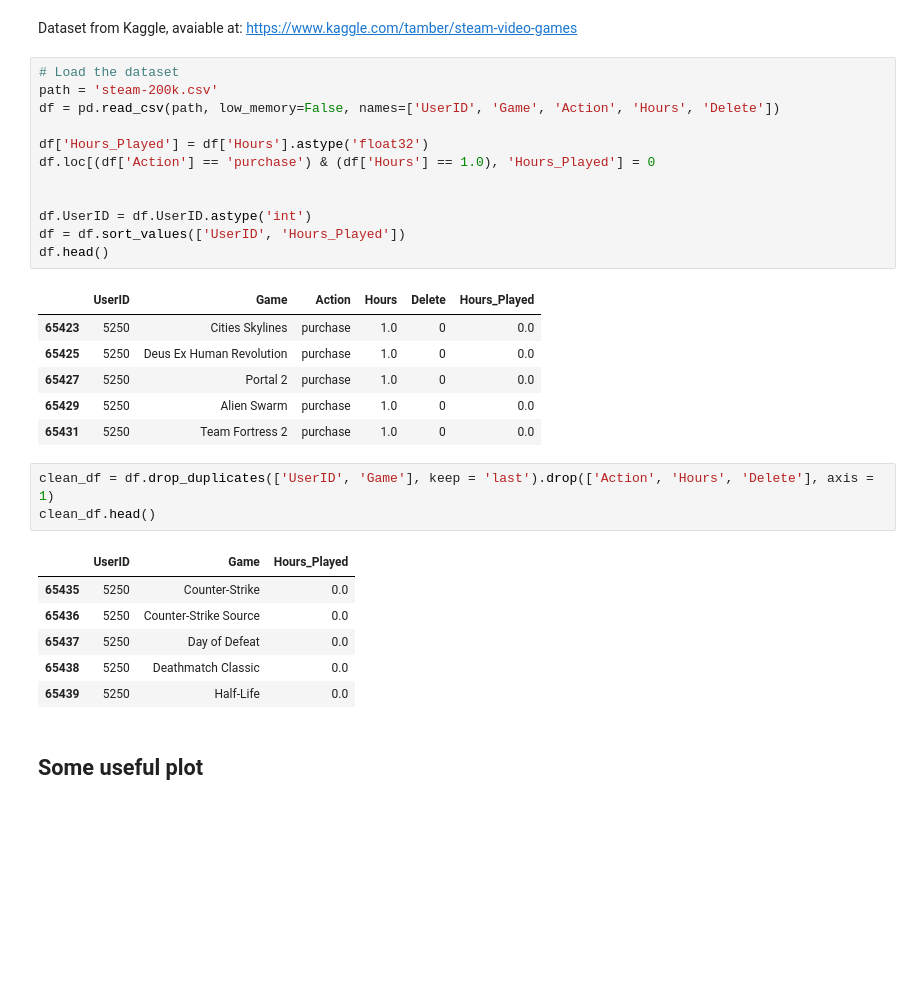
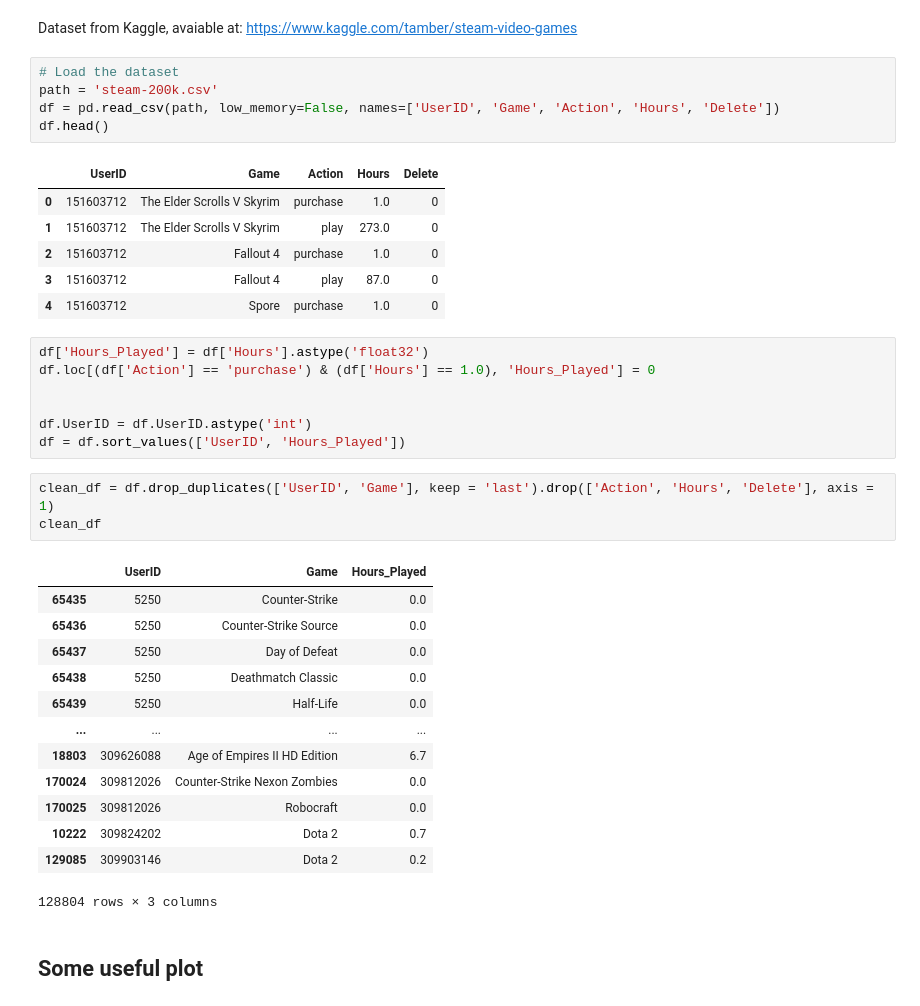
Before and after one commit to GiuliaMP/IR-Project, a Jupyter notebook: UV_IR_Project.ipynb, the cells around one changed output. Saved outputs shown, nothing was run; the diff lists cells and outputs as text; blank space fills up the shorter version.

```diff
--- a/UV_IR_Project.ipynb
+++ b/UV_IR_Project.ipynb
@@ -12,35 +12,42 @@ import plotly.express as px
 ## Data loading and cleaning
 # %% [markdown]
 Dataset from Kaggle, avaiable at: https://www.kaggle.com/tamber/steam-video-games
+# %%
+# Load the dataset
+path = 'steam-200k.csv'
+df = pd.read_csv(path, low_memory=False, names=['UserID', 'Game', 'Action', 'Hours', 'Delete'])
+df.head()
+# %% [output]
+|  | UserID | Game | Action | Hours | Delete |
+| 0 | 151603712 | The Elder Scrolls V Skyrim | purchase | 1.0 | 0 |
+| 1 | 151603712 | The Elder Scrolls V Skyrim | play | 273.0 | 0 |
+| 2 | 151603712 | Fallout 4 | purchase | 1.0 | 0 |
+| 3 | 151603712 | Fallout 4 | play | 87.0 | 0 |
+| 4 | 151603712 | Spore | purchase | 1.0 | 0 |
 # %%
-# Load the dataset
-path = 'steam-200k.csv'
-df = pd.read_csv(path, low_memory=False, names=['UserID', 'Game', 'Action', 'Hours', 'Delete'])
-
 df['Hours_Played'] = df['Hours'].astype('float32')
 df.loc[(df['Action'] == 'purchase') & (df['Hours'] == 1.0), 'Hours_Played'] = 0
 
 
 df.UserID = df.UserID.astype('int')
 df = df.sort_values(['UserID', 'Hours_Played'])
-df.head()
-# %% [output]
-|  | UserID | Game | Action | Hours | Delete | Hours_Played |
-| 65423 | 5250 | Cities Skylines | purchase | 1.0 | 0 | 0.0 |
-| 65425 | 5250 | Deus Ex Human Revolution | purchase | 1.0 | 0 | 0.0 |
-| 65427 | 5250 | Portal 2 | purchase | 1.0 | 0 | 0.0 |
-| 65429 | 5250 | Alien Swarm | purchase | 1.0 | 0 | 0.0 |
-| 65431 | 5250 | Team Fortress 2 | purchase | 1.0 | 0 | 0.0 |
 # %%
 clean_df = df.drop_duplicates(['UserID', 'Game'], keep = 'last').drop(['Action', 'Hours', 'Delete'], axis = 1)
-clean_df.head()
+clean_df
 # %% [output]
 |  | UserID | Game | Hours_Played |
 | 65435 | 5250 | Counter-Strike | 0.0 |
 | 65436 | 5250 | Counter-Strike Source | 0.0 |
 | 65437 | 5250 | Day of Defeat | 0.0 |
 | 65438 | 5250 | Deathmatch Classic | 0.0 |
 | 65439 | 5250 | Half-Life | 0.0 |
+| ... | ... | ... | ... |
+| 18803 | 309626088 | Age of Empires II HD Edition | 6.7 |
+| 170024 | 309812026 | Counter-Strike Nexon Zombies | 0.0 |
+| 170025 | 309812026 | Robocraft | 0.0 |
+| 10222 | 309824202 | Dota 2 | 0.7 |
+| 129085 | 309903146 | Dota 2 | 0.2 |
+128804 rows × 3 columns
 # %% [markdown]
 ## Some useful plot
 # %%
```
Also changed, not shown: parts of 17 cells of this notebook.
